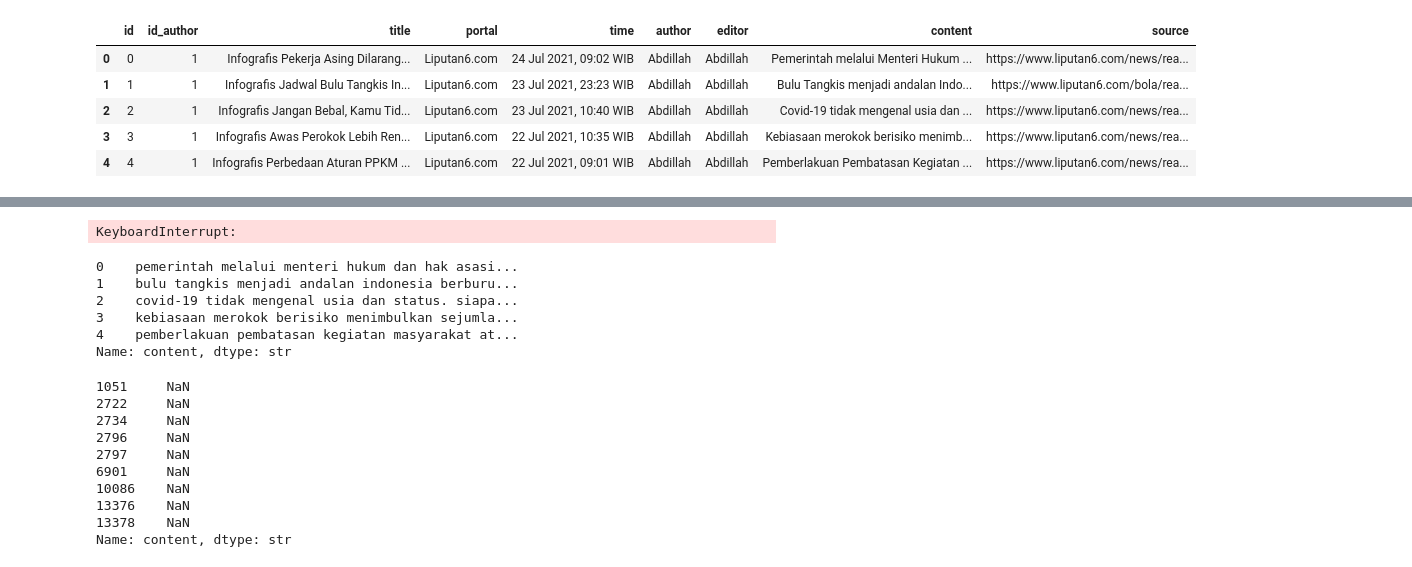
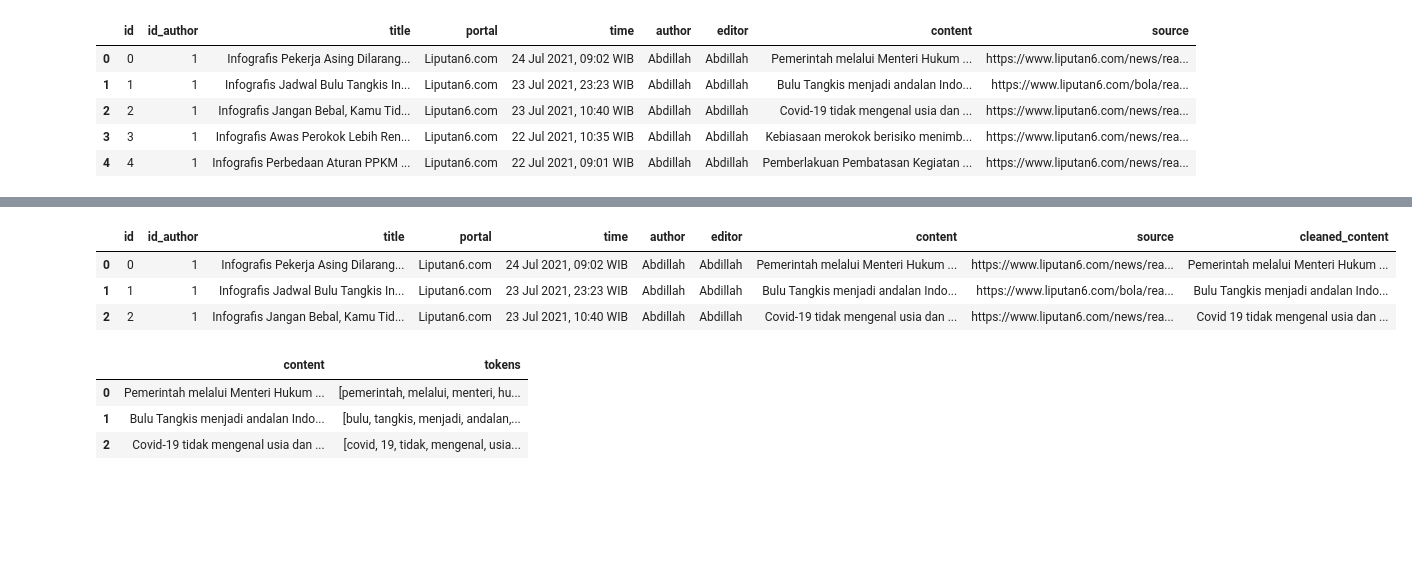
Before and after one commit to akmaliarizka5/Information-Retrieval, a Jupyter notebook: tugas 1.ipynb, the cells around one changed output, grey strips where cells are left out. Cells and saved outputs as stored; diff of their text form; code cells hidden in the pictures; blank space fills up the shorter version.

```diff
--- a/tugas 1.ipynb
+++ b/tugas 1.ipynb
@@ -60,37 +34,33 @@ Note: you may need to restart the kernel to use updated packages.
 # %%
-def clean_data(data):
-    if not isinstance(data, str):
-        return ''
-    r = data.lower()
-    r = re.sub(r"@[A-Za-z0-9_]+", "", r)
-    r = re.sub(r'#[A-Za-z0-9_]+', "", r)
-    r = re.sub(r"http\S+", "", r)
-    r = re.sub(r"\d+", "", r)          # <-- remove all digits
-    r = profanity.censor(r)
-    r = " ".join(r.split())
-    return r
-result = data['content'].apply(clean_data)
+# 2. Clean data
+df = df.dropna(subset=["content"])  # drop rows where 'content' is missing
+
+def clean_text(text):
+    text = str(text)
+    text = re.sub(r"http\S+|www\.\S+", " ", text)   # remove URLs
+    text = re.sub(r"<.*?>", " ", text)               # remove HTML tags
+    text = re.sub(r"[^a-zA-Z0-9\s]", " ", text)       # remove punctuation/special chars
+    text = re.sub(r"\s+", " ", text).strip()          # collapse multiple spaces
+    return text
+
+df["cleaned_content"] = df["content"].apply(clean_text)
+df.head(3)
 # %% [output]
-KeyboardInterrupt:
+|  | id | id_author | title | portal | time | author | editor | content | source | cleaned_content |
+| 0 | 0 | 1 | Infografis Pekerja Asing Dilarang... | Liputan6.com | 24 Jul 2021, 09:02 WIB | Abdillah | Abdillah | Pemerintah melalui Menteri Hukum ... | https://www.liputan6.com/news/rea... | Pemerintah melalui Menteri Hukum ... |
+| 1 | 1 | 1 | Infografis Jadwal Bulu Tangkis In... | Liputan6.com | 23 Jul 2021, 23:23 WIB | Abdillah | Abdillah | Bulu Tangkis menjadi andalan Indo... | https://www.liputan6.com/bola/rea... | Bulu Tangkis menjadi andalan Indo... |
+| 2 | 2 | 1 | Infografis Jangan Bebal, Kamu Tid... | Liputan6.com | 23 Jul 2021, 10:40 WIB | Abdillah | Abdillah | Covid-19 tidak mengenal usia dan ... | https://www.liputan6.com/news/rea... | Covid 19 tidak mengenal usia dan ... |
 # %%
-print(result.head())
+# 3 & 4. Tokenization + Lowercasing
+def tokenize(text):
+    text = text.lower()          # lowercasing
+    tokens = text.split()        # simple whitespace tokenization
+    return tokens
+
+df["tokens"] = df["cleaned_content"].apply(tokenize)
+df[["content", "tokens"]].head(3)
 # %% [output]
-0    pemerintah melalui menteri hukum dan hak asasi...
-1    bulu tangkis menjadi andalan indonesia berburu...
-2    covid-19 tidak mengenal usia dan status. siapa...
-3    kebiasaan merokok berisiko menimbulkan sejumla...
-4    pemberlakuan pembatasan kegiatan masyarakat at...
-Name: content, dtype: str
+|  | content | tokens |
+| 0 | Pemerintah melalui Menteri Hukum ... | [pemerintah, melalui, menteri, hu... |
+| 1 | Bulu Tangkis menjadi andalan Indo... | [bulu, tangkis, menjadi, andalan,... |
+| 2 | Covid-19 tidak mengenal usia dan ... | [covid, 19, tidak, mengenal, usia... |
-# %%
-result[result.isna()]
-# %% [output]
-1051     NaN
-2722     NaN
-2734     NaN
-2796     NaN
-2797     NaN
-6901     NaN
-10086    NaN
-13376    NaN
-13378    NaN
-Name: content, dtype: str
```
Also changed, not shown: parts of 24 cells of this notebook, 2 other files.
